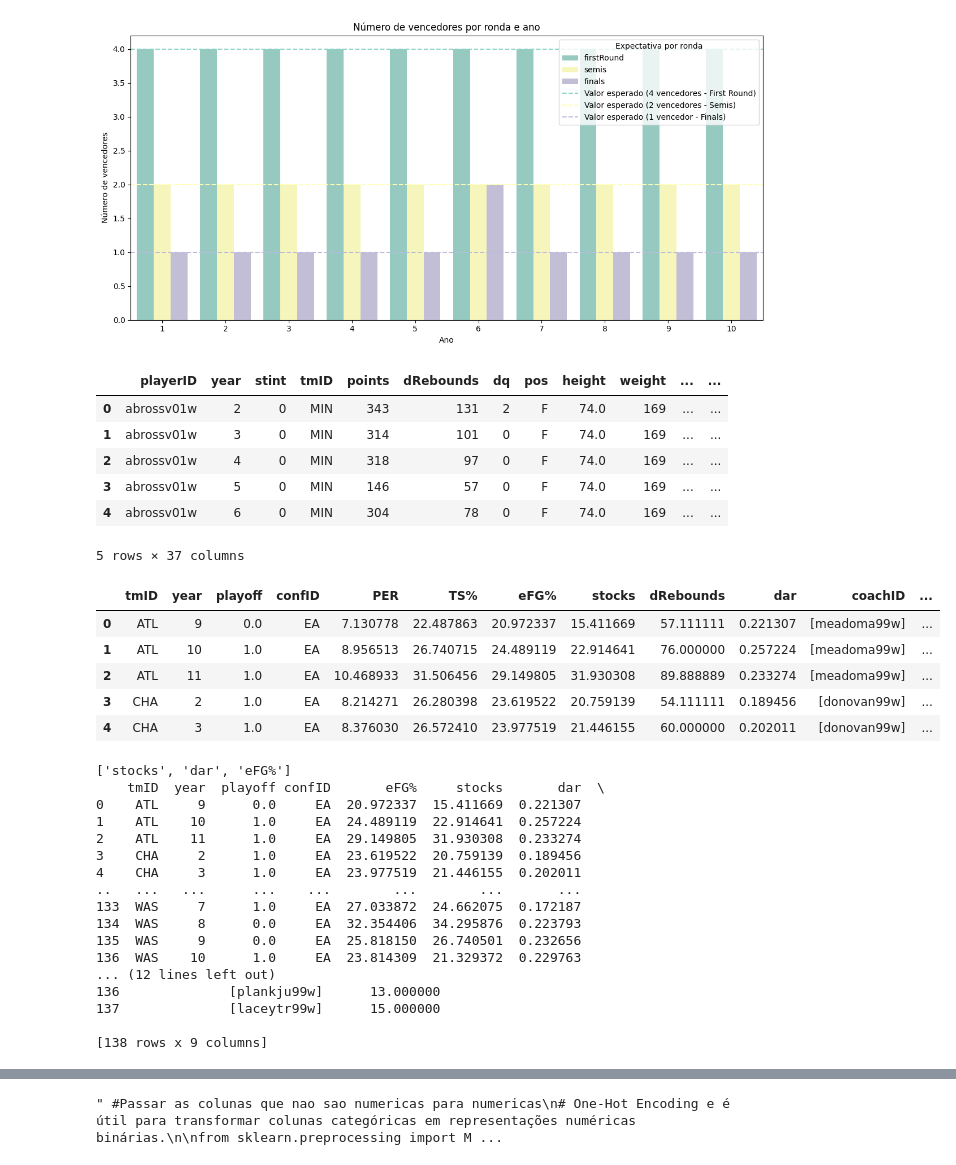
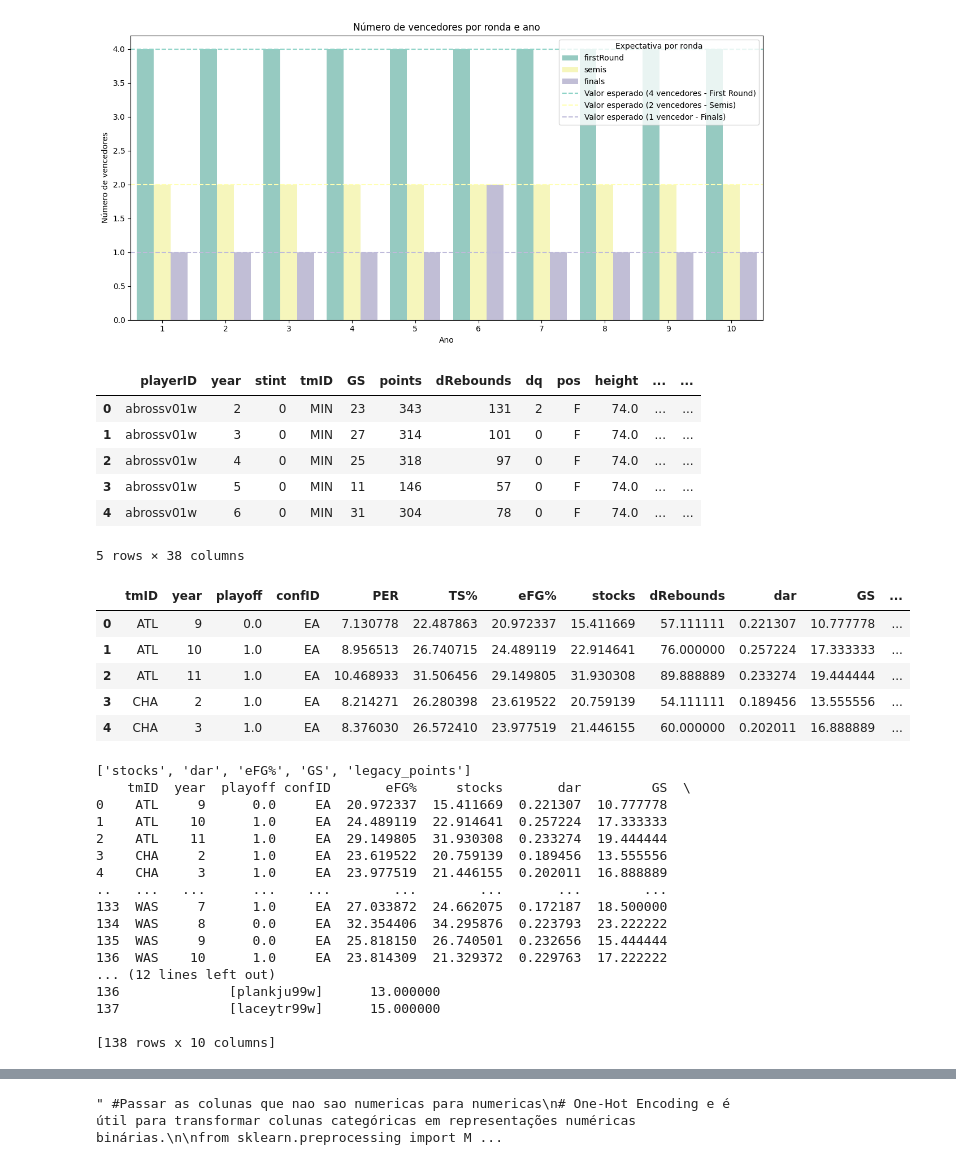
Before and after one commit to maxbper/AC, a Jupyter notebook: junta_2.ipynb, the cells around one changed output, grey strips where cells are left out. Drawn from its saved outputs; the diff is of its cells as text; code cells hidden in the pictures.

```diff
--- a/junta_2.ipynb
+++ b/junta_2.ipynb
@@ -345,7 +345,7 @@ series_post_file.to_csv('cleanDatasets/series_post.csv', index=False)
 # queriamos construir o dataset em relação às jogadoras então dropamos imensas colunas relativas à equipa
 
 merged_df2 = merged_df.drop(columns=['minutes','threeMade','assists','fgMade','turnovers','fgAttempted','ftAttempted','oRebounds','steals','blocks','PF','o_ftm','o_pts','o_fta','o_pts','o_fga','o_oreb','o_to','o_asts','o_fgm','o_dreb']) # estes atributos já se encontram nas novas colunas criadas
-merged_df2 = merged_df2.drop(columns=['GP_player','GS','ftMade','threeAttempted','GP_team'])
+merged_df2 = merged_df2.drop(columns=['GP_player','ftMade','threeAttempted','GP_team'])
 merged_df2 = merged_df2.drop(columns=['o_3pm','o_3pa','o_reb','o_pf','o_stl','o_blk','d_fgm','d_fga','d_ftm','d_fta','d_3pm','d_3pa','d_oreb','d_dreb','d_reb','d_asts','d_pf','d_stl','d_to','d_blk','d_pts'])
 merged_df2 = merged_df2.drop(columns=['PostGP','PostGS','PostMinutes','PostPoints','PostoRebounds','PostdRebounds','PostAssists','PostSteals','PostBlocks','PostTurnovers','PostPF','PostfgAttempted','PostfgMade','PostftAttempted','PostftMade','PostthreeAttempted','PostthreeMade','PostDQ'])
 merged_df2 = merged_df2.drop(columns=['arena'])
@@ -383,15 +383,15 @@ merged_df2 = pd.concat([merged_df2, finalYear11], ignore_index=True)
 
 merged_df2.head(5)
 # %% [output]
-|  | playerID | year | stint | tmID | points | dRebounds | dq | pos | height | weight | ... | ... |
-| 0 | abrossv01w | 2 | 0 | MIN | 343 | 131 | 2 | F | 74.0 | 169 | ... | ... |
-| 1 | abrossv01w | 3 | 0 | MIN | 314 | 101 | 0 | F | 74.0 | 169 | ... | ... |
-| 2 | abrossv01w | 4 | 0 | MIN | 318 | 97 | 0 | F | 74.0 | 169 | ... | ... |
-| 3 | abrossv01w | 5 | 0 | MIN | 146 | 57 | 0 | F | 74.0 | 169 | ... | ... |
-| 4 | abrossv01w | 6 | 0 | MIN | 304 | 78 | 0 | F | 74.0 | 169 | ... | ... |
+|  | playerID | year | stint | tmID | GS | points | dRebounds | dq | pos | height | ... | ... |
+| 0 | abrossv01w | 2 | 0 | MIN | 23 | 343 | 131 | 2 | F | 74.0 | ... | ... |
+| 1 | abrossv01w | 3 | 0 | MIN | 27 | 314 | 101 | 0 | F | 74.0 | ... | ... |
+| 2 | abrossv01w | 4 | 0 | MIN | 25 | 318 | 97 | 0 | F | 74.0 | ... | ... |
+| 3 | abrossv01w | 5 | 0 | MIN | 11 | 146 | 57 | 0 | F | 74.0 | ... | ... |
+| 4 | abrossv01w | 6 | 0 | MIN | 31 | 304 | 78 | 0 | F | 74.0 | ... | ... |
-5 rows × 37 columns
+5 rows × 38 columns
 # %%
-players_stats_prevYear = merged_df2[['playerID','year','PER', 'eFG%', 'TS%','stocks','dRebounds','dar']].drop_duplicates().copy() #TODO Acrescentar aqui mais variaveis
+players_stats_prevYear = merged_df2[['playerID','year','PER', 'eFG%', 'TS%','stocks','dRebounds','dar', 'GS']].drop_duplicates().copy() #TODO Acrescentar aqui mais variaveis
 
 #players_stats_prevYear['legacy_points'] = merged_df2['points']
 players_stats_prevYear['legacy_points'] = merged_df2['won']
@@ -409,39 +409,40 @@ players_stats_prevYear.to_csv('cleanDatasets/players_stats_prevYear.csv', index=
 
 # Ordenar os jogadores dentro de cada equipe e ano com base no PER (ou outra métrica)
 players_stats_prevYear_sorted = players_stats_prevYear.sort_values(by=['tmID', 'year', 'PER'], ascending=[True, True, False])
 
 #TODO NAO USAR APENAS 5 jogadores, usar todos da equipa
 # Selecionar os 5 melhores jogadores de cada equipe e ano
 top_7_players = players_stats_prevYear_sorted.groupby(['tmID', 'year']).head(9)
 
 # Agora, calcular a média das métricas apenas para os melhores jogadores
 team_year_stats = top_7_players.groupby(['tmID', 'year', 'playoff','confID']).agg({
     'PER': 'mean',
     'TS%': 'mean',
     'eFG%': 'mean',
     'stocks': 'mean',
     'dRebounds': 'mean',
     'dar': 'mean',
+    'GS': 'mean',
     'coachID': 'first',  # Seleciona o primeiro valor da coluna (presumindo que todos sejam iguais para o grupo)
     'legacy_points' : 'mean' #Same here
 }).reset_index()
 
 #TODO...........................................................
 #playoff_teams_year11 = ["WAS", "NYL", "IND", "ATL", "SEA", "PHO", "SAS", "LAS"]
 playoff_teams_year11 = ["WAS", "NYL", "IND", "ATL", "SEA", "PHO", "SAS", "CON"]
 
 team_year_stats.loc[(team_year_stats['year'] == 11) & (team_year_stats['tmID'].isin(playoff_teams_year11)), 'playoff'] = 1
 # Salva o novo dataset em um arquivo CSV
 team_year_stats.to_csv('cleanDatasets/team_year_stats.csv', index=False)
 
 team_year_stats.head(5)
 # %% [output]
-|  | tmID | year | playoff | confID | PER | TS% | eFG% | stocks | dRebounds | dar | coachID | ... |
-| 0 | ATL | 9 | 0.0 | EA | 7.130778 | 22.487863 | 20.972337 | 15.411669 | 57.111111 | 0.221307 | [meadoma99w] | ... |
-| 1 | ATL | 10 | 1.0 | EA | 8.956513 | 26.740715 | 24.489119 | 22.914641 | 76.000000 | 0.257224 | [meadoma99w] | ... |
-| 2 | ATL | 11 | 1.0 | EA | 10.468933 | 31.506456 | 29.149805 | 31.930308 | 89.888889 | 0.233274 | [meadoma99w] | ... |
-| 3 | CHA | 2 | 1.0 | EA | 8.214271 | 26.280398 | 23.619522 | 20.759139 | 54.111111 | 0.189456 | [donovan99w] | ... |
-| 4 | CHA | 3 | 1.0 | EA | 8.376030 | 26.572410 | 23.977519 | 21.446155 | 60.000000 | 0.202011 | [donovan99w] | ... |
+|  | tmID | year | playoff | confID | PER | TS% | eFG% | stocks | dRebounds | dar | GS | ... |
+| 0 | ATL | 9 | 0.0 | EA | 7.130778 | 22.487863 | 20.972337 | 15.411669 | 57.111111 | 0.221307 | 10.777778 | ... |
+| 1 | ATL | 10 | 1.0 | EA | 8.956513 | 26.740715 | 24.489119 | 22.914641 | 76.000000 | 0.257224 | 17.333333 | ... |
+| 2 | ATL | 11 | 1.0 | EA | 10.468933 | 31.506456 | 29.149805 | 31.930308 | 89.888889 | 0.233274 | 19.444444 | ... |
+| 3 | CHA | 2 | 1.0 | EA | 8.214271 | 26.280398 | 23.619522 | 20.759139 | 54.111111 | 0.189456 | 13.555556 | ... |
+| 4 | CHA | 3 | 1.0 | EA | 8.376030 | 26.572410 | 23.977519 | 21.446155 | 60.000000 | 0.202011 | 16.888889 | ... |
 # %%
 import pandas as pd
 from sklearn.decomposition import PCA
@@ -489,31 +490,33 @@ components_to_drop = [col for col in components_to_drop if col not in important_
 team_year_stats=team_year_stats.drop(columns=components_to_drop)
 
 #Adicionar as variaveis categoricas, como os coaches, que nao passaram no processo de PCA
-team_year_stats['coachID'] = team_year_stats_copy['coachID']
+#team_year_stats['coachID'] = team_year_stats_copy['coachID']
 team_year_stats['legacy_points'] = team_year_stats_copy['legacy_points']
+team_year_stats['GS'] = team_year_stats_copy['GS']
+important_variable_names.append('GS')
 important_variable_names.append('legacy_points')
 
 # Exibir o resultado
 print(important_variable_names)
 print(team_year_stats)
 # %% [output]
-['stocks', 'dar', 'eFG%']
-    tmID  year  playoff confID       eFG%     stocks       dar  \
-0    ATL     9      0.0     EA  20.972337  15.411669  0.221307
-1    ATL    10      1.0     EA  24.489119  22.914641  0.257224
-2    ATL    11      1.0     EA  29.149805  31.930308  0.233274
-3    CHA     2      1.0     EA  23.619522  20.759139  0.189456
-4    CHA     3      1.0     EA  23.977519  21.446155  0.202011
-..   ...   ...      ...    ...        ...        ...       ...
-133  WAS     7      1.0     EA  27.033872  24.662075  0.172187
-134  WAS     8      0.0     EA  32.354406  34.295876  0.223793
-135  WAS     9      0.0     EA  25.818150  26.740501  0.232656
-136  WAS    10      1.0     EA  23.814309  21.329372  0.229763
+['stocks', 'dar', 'eFG%', 'GS', 'legacy_points']
+    tmID  year  playoff confID       eFG%     stocks       dar         GS  \
+0    ATL     9      0.0     EA  20.972337  15.411669  0.221307  10.777778
+1    ATL    10      1.0     EA  24.489119  22.914641  0.257224  17.333333
+2    ATL    11      1.0     EA  29.149805  31.930308  0.233274  19.444444
+3    CHA     2      1.0     EA  23.619522  20.759139  0.189456  13.555556
+4    CHA     3      1.0     EA  23.977519  21.446155  0.202011  16.888889
+..   ...   ...      ...    ...        ...        ...       ...        ...
+133  WAS     7      1.0     EA  27.033872  24.662075  0.172187  18.500000
+134  WAS     8      0.0     EA  32.354406  34.295876  0.223793  23.222222
+135  WAS     9      0.0     EA  25.818150  26.740501  0.232656  15.444444
+136  WAS    10      1.0     EA  23.814309  21.329372  0.229763  17.222222
 ... (12 lines left out)
 136              [plankju99w]      13.000000
 137              [laceytr99w]      15.000000
 
-[138 rows x 9 columns]
+[138 rows x 10 columns]
 # %%
 # Normalizar os dados
 
```
Also changed, not shown: parts of 11 cells of this notebook, 4 other files.
